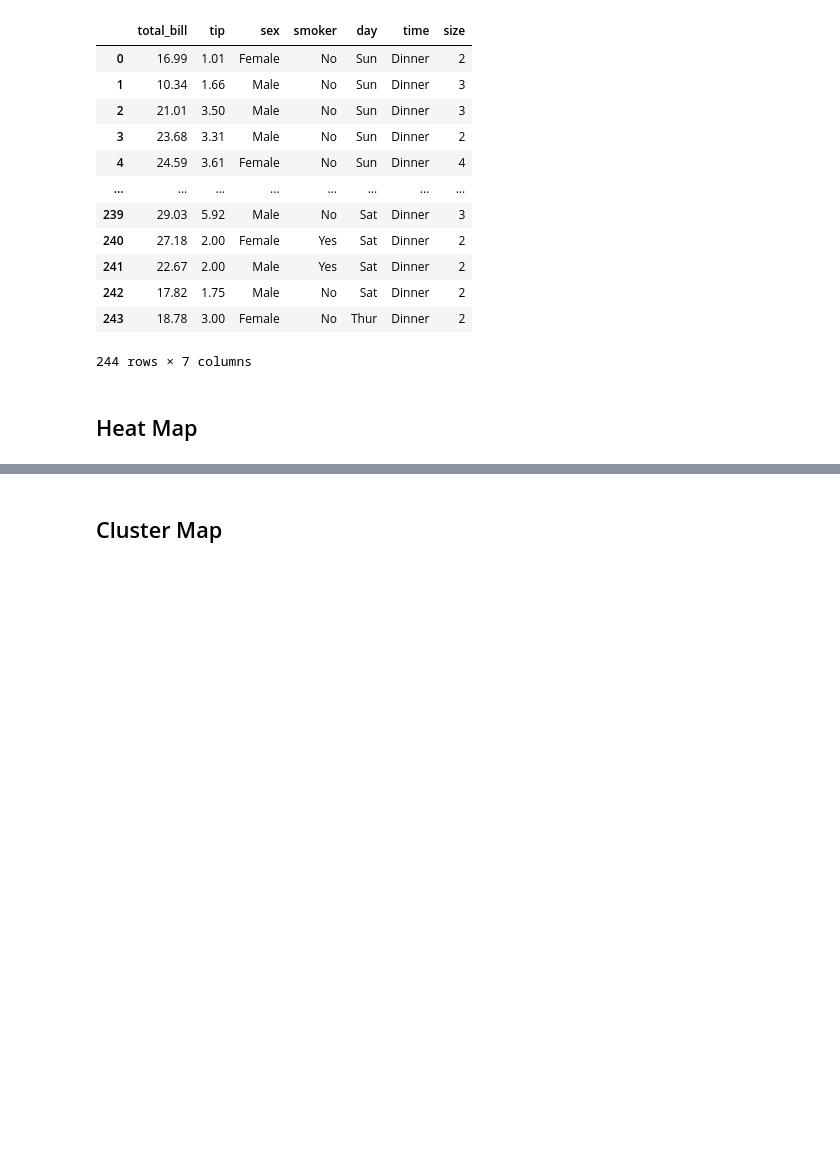
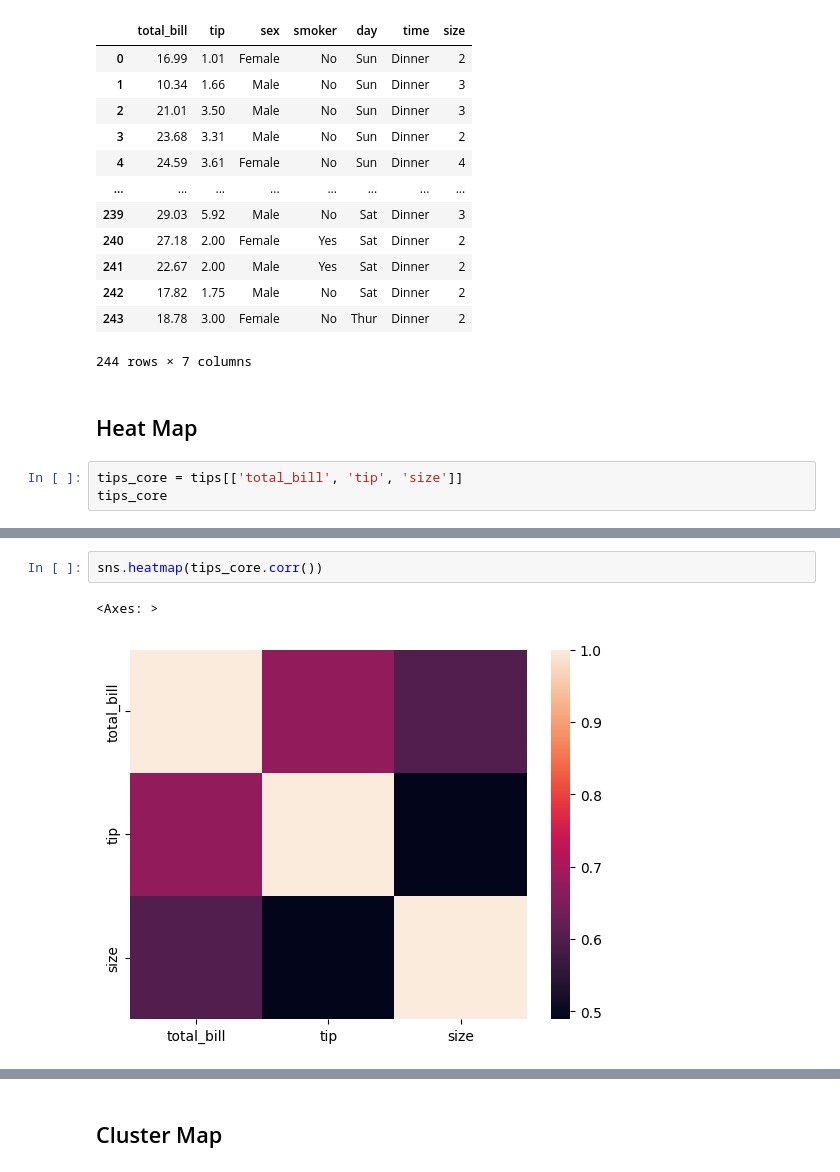
Before and after one commit to ZippoAI/Python-Data-Visualization, a Jupyter notebook: 2.Seaborn/6.MatrixPlot.ipynb, the cells around one changed output, grey strips where cells are left out. Drawn from its saved outputs; the diff is of its cells as text; blank space fills up the shorter version.

Commit message:
heatmap done

```diff
--- a/2.Seaborn/6.MatrixPlot.ipynb
+++ b/2.Seaborn/6.MatrixPlot.ipynb
@@ -42,3 +42,6 @@ tips
 244 rows × 7 columns
 # %% [markdown]
 ## Heat Map
+# %%
+tips_core = tips[['total_bill', 'tip', 'size']]
+tips_core
@@ -44,0 +69,5 @@ tips
+# %%
+sns.heatmap(tips_core.corr())
+# %% [output]
+<Axes: >
+[figure, added]
```
Also changed, not shown: parts of 3 cells of this notebook.
